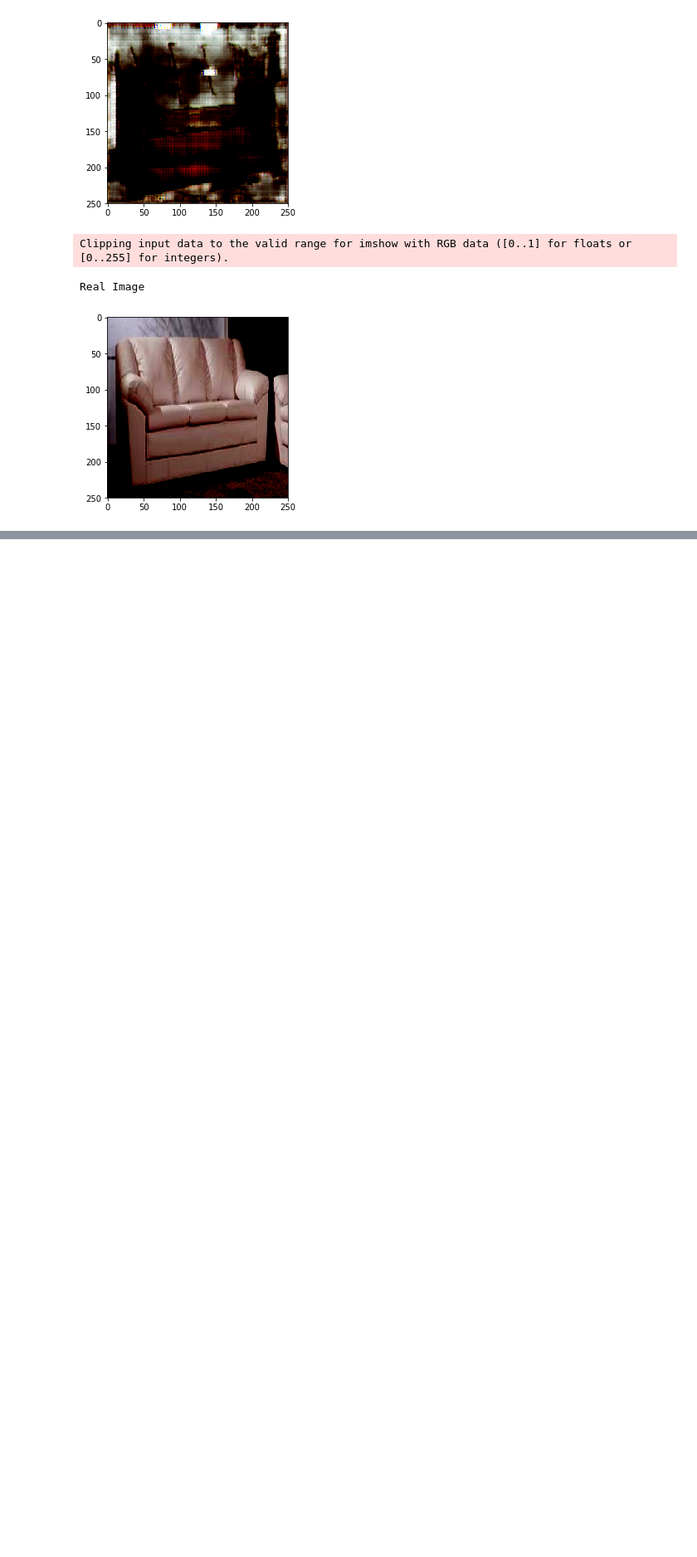
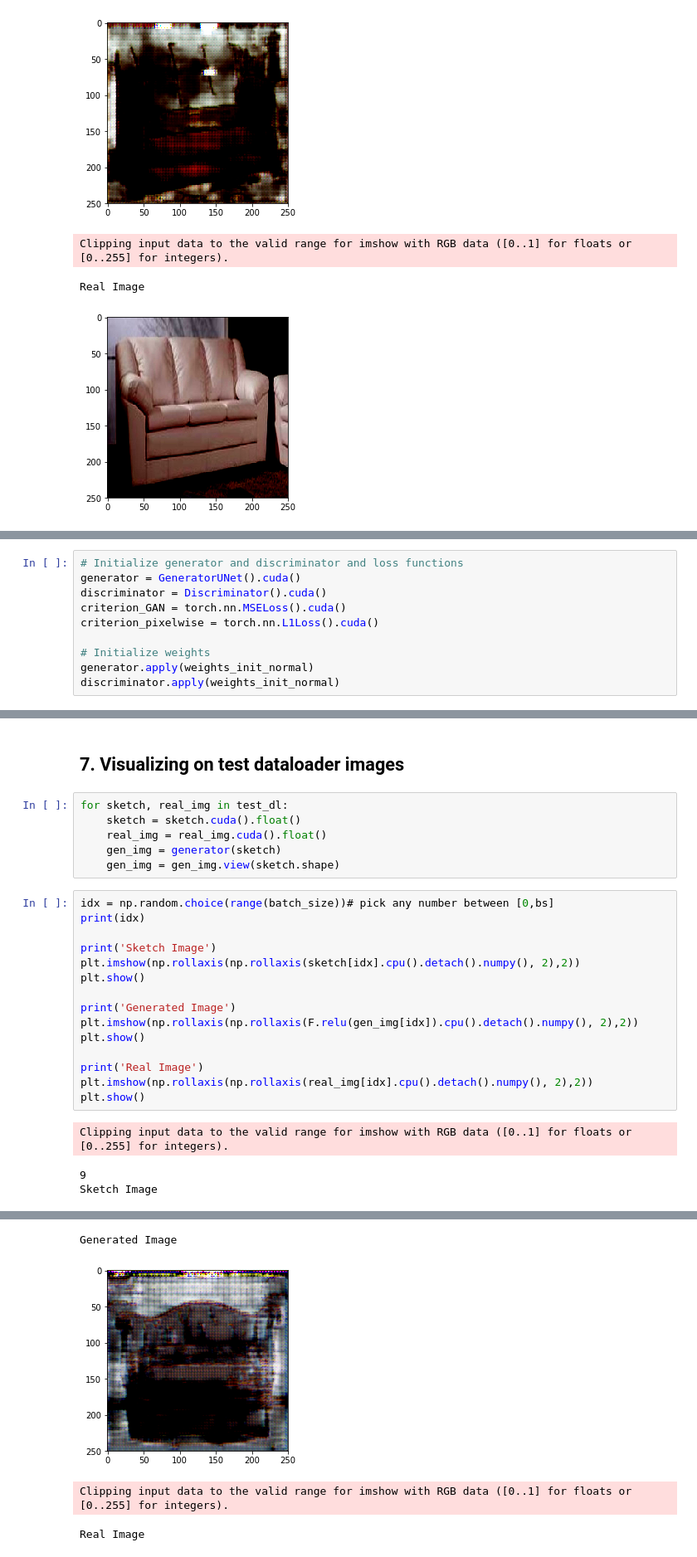
Before and after one commit to nina-hua/DesignGenerator, a Jupyter notebook: NH_Pix2pix.ipynb, the cells around one changed output, grey strips where cells are left out. Shown at 83% size. Saved outputs shown, nothing was run; the diff lists cells and outputs as text; blank space fills up the shorter version.

Commit message:
updating with function

```diff
--- a/NH_Pix2pix.ipynb
+++ b/NH_Pix2pix.ipynb
@@ -620,0 +639,10 @@ Real Image
+# %%
+# Initialize generator and discriminator and loss functions
+generator = GeneratorUNet().cuda()
+discriminator = Discriminator().cuda()
+criterion_GAN = torch.nn.MSELoss().cuda()
+criterion_pixelwise = torch.nn.L1Loss().cuda()
+
+# Initialize weights
+generator.apply(weights_init_normal)
+discriminator.apply(weights_init_normal)
@@ -620,0 +763,27 @@ Real Image
+# %% [markdown]
+## 7. Visualizing on test dataloader images
+# %%
+for sketch, real_img in test_dl:
+    sketch = sketch.cuda().float()
+    real_img = real_img.cuda().float()
+    gen_img = generator(sketch)
+    gen_img = gen_img.view(sketch.shape)
+# %%
+idx = np.random.choice(range(batch_size))# pick any number between [0,bs]
+print(idx)
+
+print('Sketch Image')
+plt.imshow(np.rollaxis(np.rollaxis(sketch[idx].cpu().detach().numpy(), 2),2))
+plt.show()
+
+print('Generated Image')
+plt.imshow(np.rollaxis(np.rollaxis(F.relu(gen_img[idx]).cpu().detach().numpy(), 2),2))
+plt.show()
+
+print('Real Image')
+plt.imshow(np.rollaxis(np.rollaxis(real_img[idx].cpu().detach().numpy(), 2),2))
+plt.show()
+# %% [output]
+Clipping input data to the valid range for imshow with RGB data ([0..1] for floats or [0..255] for integers).
+9
+Sketch Image
@@ -620,0 +791,4 @@ Real Image
+Generated Image
+[figure, added]
+Clipping input data to the valid range for imshow with RGB data ([0..1] for floats or [0..255] for integers).
+Real Image
```
Also changed, not shown: parts of 11 cells of this notebook.
